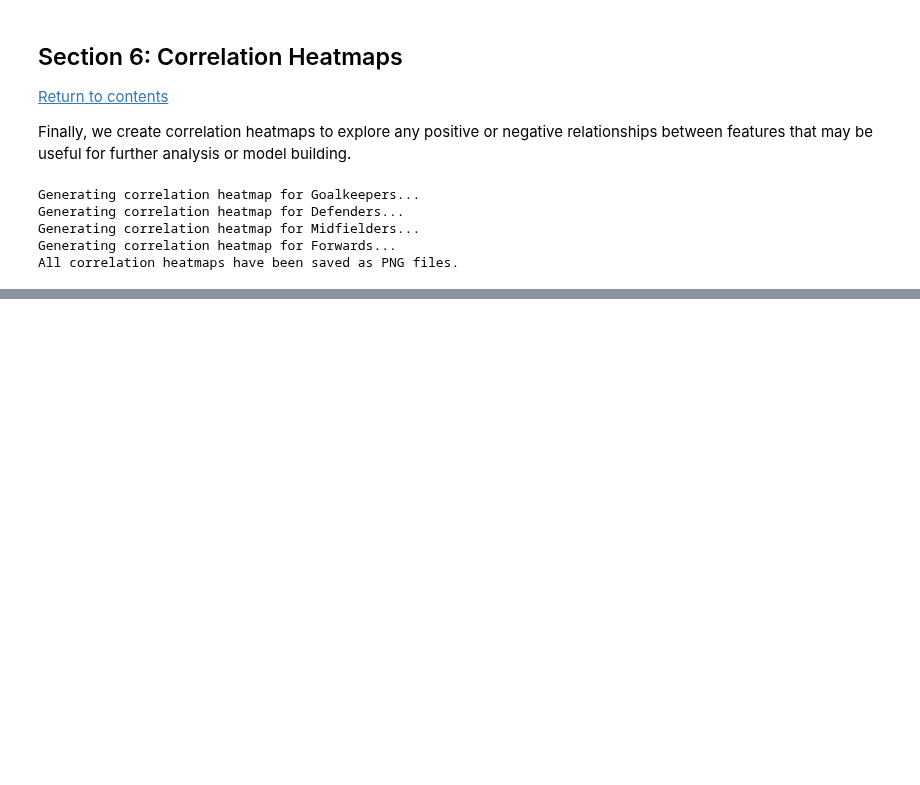
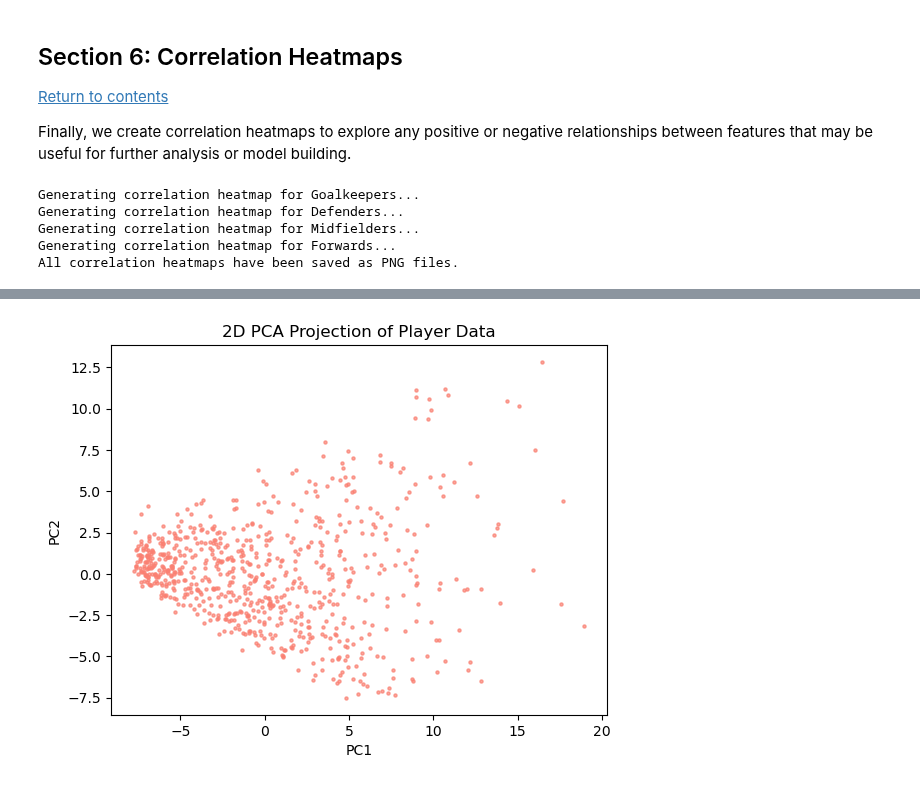
Before and after one commit to kezeani/109aproject, a Jupyter notebook: project.ipynb, the cells around one changed output, grey strips where cells are left out. Cells and saved outputs as stored; diff of their text form; code cells hidden in the pictures; blank space fills up the shorter version.

```diff
--- a/project.ipynb
+++ b/project.ipynb
@@ -241,0 +433,9 @@ All correlation heatmaps have been saved as PNG files.
+# %%
+#graphing PCA - issue with there being no names attached to data anymore, hard to call out famous athletes
+plt.scatter(pca_mid[:,0], pca_mid[:,1], color='#FA8072', alpha=0.7, s=5)
+plt.xlabel("PC1")
+plt.ylabel("PC2")
+plt.title("2D PCA Projection of Player Data")
+plt.show()
+# %% [output]
+[figure, added]
```
Also changed, not shown: parts of 26 cells of this notebook, 4 other files.
